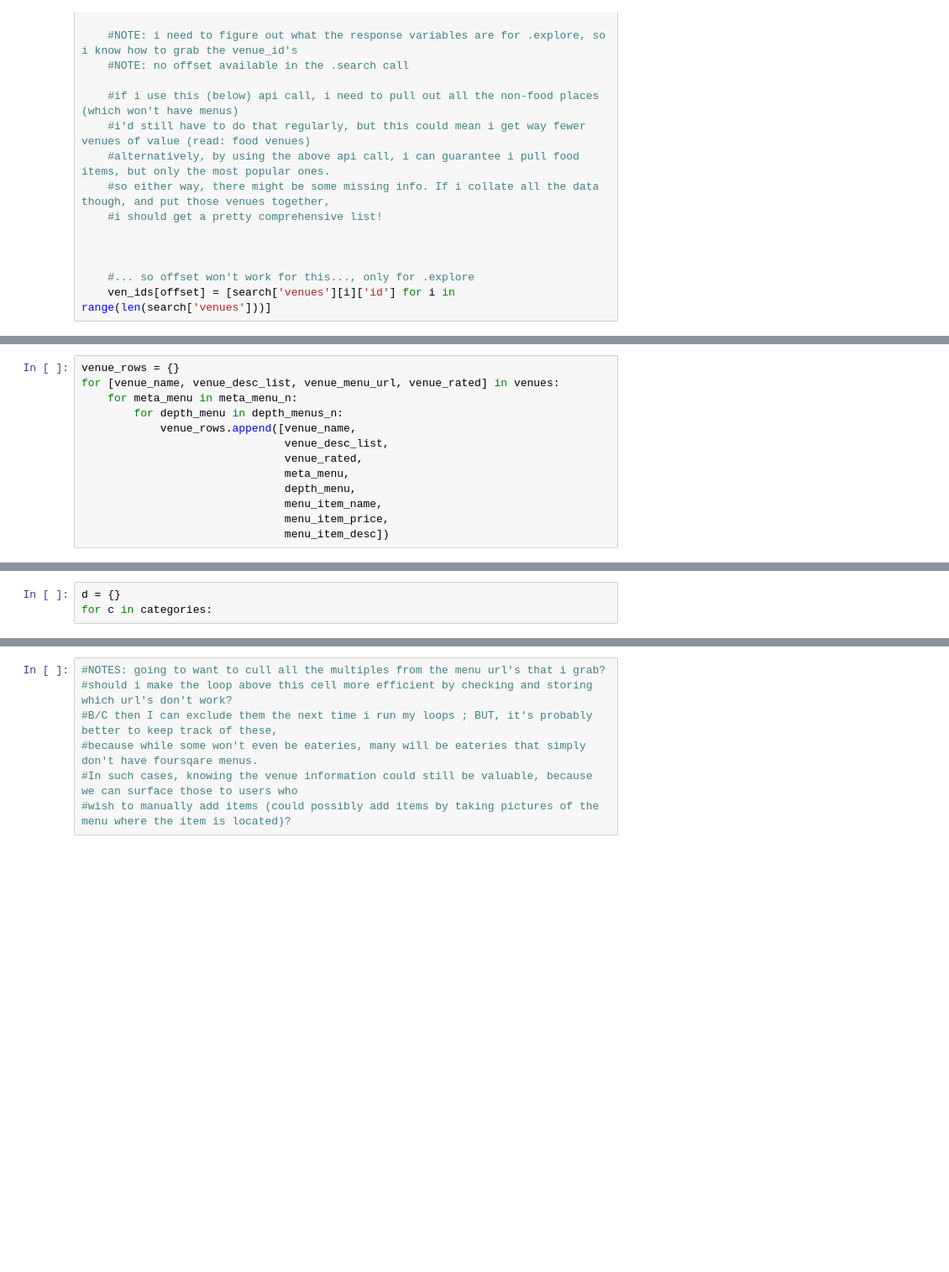
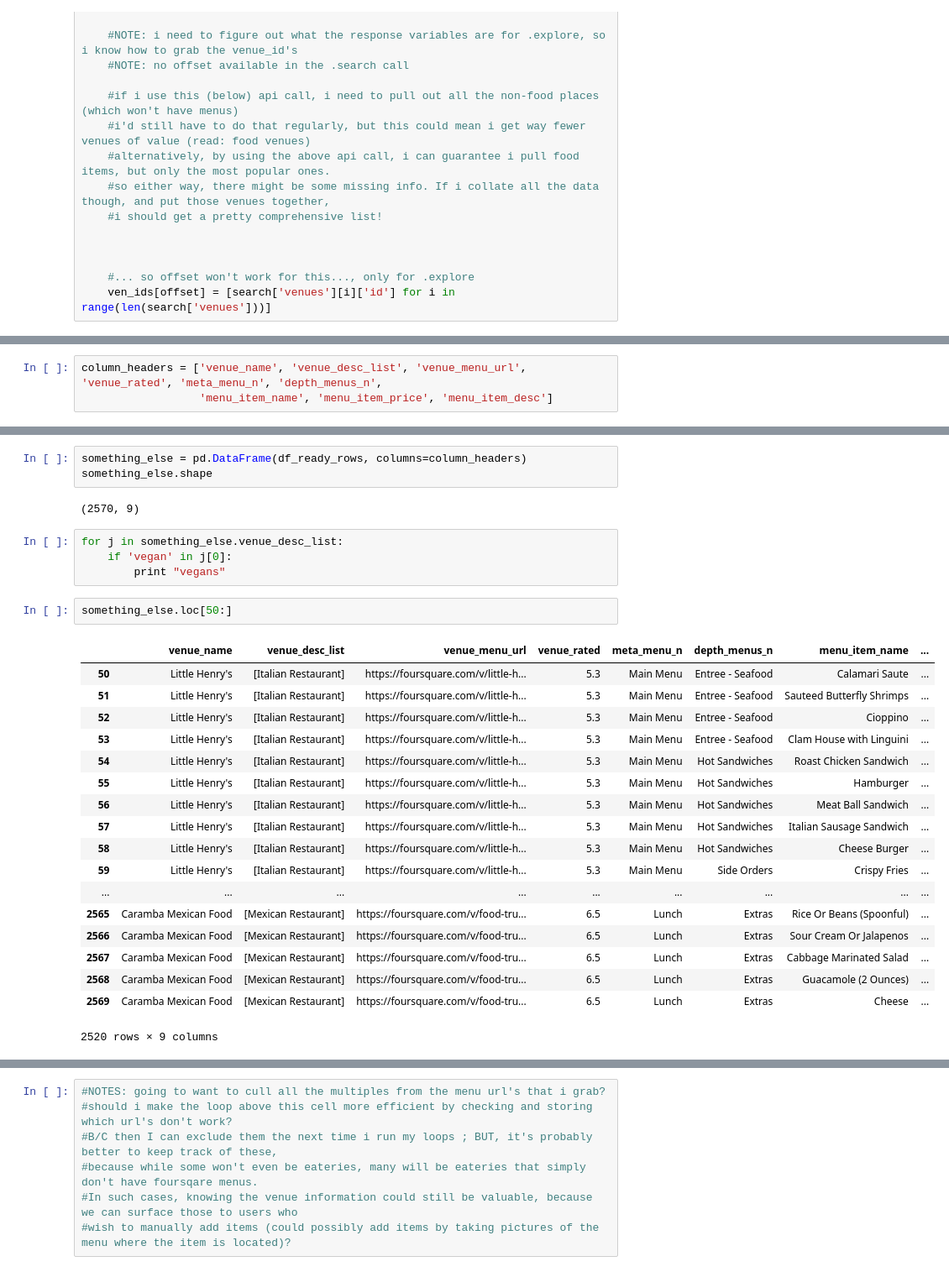
Before and after one commit to AnotherGuitar/DSI-SF-4-anotherguitar, a Jupyter notebook: projects/Capstone Stuff/Proposals.ipynb, the cells around one changed output, grey strips where cells are left out. Shown at 84% size. Cells and saved outputs as stored; diff of their text form; blank space fills up the shorter version.

```diff
--- a/projects/Capstone Stuff/Proposals.ipynb
+++ b/projects/Capstone Stuff/Proposals.ipynb
@@ -177,13 +510,3 @@ print(starting_list['venues'][10]['id'])
 # %%
-venue_rows = {}
-for [venue_name, venue_desc_list, venue_menu_url, venue_rated] in venues:
-    for meta_menu in meta_menu_n:
-        for depth_menu in depth_menus_n:
-            venue_rows.append([venue_name,
-                               venue_desc_list,
-                               venue_rated,
-                               meta_menu,
-                               depth_menu,
-                               menu_item_name,
-                               menu_item_price,
-                               menu_item_desc])
+column_headers = ['venue_name', 'venue_desc_list', 'venue_menu_url', 'venue_rated', 'meta_menu_n', 'depth_menus_n',
+                  'menu_item_name', 'menu_item_price', 'menu_item_desc']
@@ -358,3 +513,30 @@ def parse_url(url=menu_url, data=False):
-# %%
-d = {}
-for c in categories:
+# %%
+something_else = pd.DataFrame(df_ready_rows, columns=column_headers)
+something_else.shape
+# %% [output]
+(2570, 9)
+# %%
+for j in something_else.venue_desc_list:
+    if 'vegan' in j[0]:
+        print "vegans"
+# %%
+something_else.loc[50:]
+# %% [output]
+|  | venue_name | venue_desc_list | venue_menu_url | venue_rated | meta_menu_n | depth_menus_n | menu_item_name | ... |
+| 50 | Little Henry's | [Italian Restaurant] | https://foursquare.com/v/little-h... | 5.3 | Main Menu | Entree - Seafood | Calamari Saute | ... |
+| 51 | Little Henry's | [Italian Restaurant] | https://foursquare.com/v/little-h... | 5.3 | Main Menu | Entree - Seafood | Sauteed Butterfly Shrimps | ... |
+| 52 | Little Henry's | [Italian Restaurant] | https://foursquare.com/v/little-h... | 5.3 | Main Menu | Entree - Seafood | Cioppino | ... |
+| 53 | Little Henry's | [Italian Restaurant] | https://foursquare.com/v/little-h... | 5.3 | Main Menu | Entree - Seafood | Clam House with Linguini | ... |
+| 54 | Little Henry's | [Italian Restaurant] | https://foursquare.com/v/little-h... | 5.3 | Main Menu | Hot Sandwiches | Roast Chicken Sandwich | ... |
+| 55 | Little Henry's | [Italian Restaurant] | https://foursquare.com/v/little-h... | 5.3 | Main Menu | Hot Sandwiches | Hamburger | ... |
+| 56 | Little Henry's | [Italian Restaurant] | https://foursquare.com/v/little-h... | 5.3 | Main Menu | Hot Sandwiches | Meat Ball Sandwich | ... |
+| 57 | Little Henry's | [Italian Restaurant] | https://foursquare.com/v/little-h... | 5.3 | Main Menu | Hot Sandwiches | Italian Sausage Sandwich | ... |
+| 58 | Little Henry's | [Italian Restaurant] | https://foursquare.com/v/little-h... | 5.3 | Main Menu | Hot Sandwiches | Cheese Burger | ... |
+| 59 | Little Henry's | [Italian Restaurant] | https://foursquare.com/v/little-h... | 5.3 | Main Menu | Side Orders | Crispy Fries | ... |
+| ... | ... | ... | ... | ... | ... | ... | ... | ... |
+| 2565 | Caramba Mexican Food | [Mexican Restaurant] | https://foursquare.com/v/food-tru... | 6.5 | Lunch | Extras | Rice Or Beans (Spoonful) | ... |
+| 2566 | Caramba Mexican Food | [Mexican Restaurant] | https://foursquare.com/v/food-tru... | 6.5 | Lunch | Extras | Sour Cream Or Jalapenos | ... |
+| 2567 | Caramba Mexican Food | [Mexican Restaurant] | https://foursquare.com/v/food-tru... | 6.5 | Lunch | Extras | Cabbage Marinated Salad | ... |
+| 2568 | Caramba Mexican Food | [Mexican Restaurant] | https://foursquare.com/v/food-tru... | 6.5 | Lunch | Extras | Guacamole (2 Ounces) | ... |
+| 2569 | Caramba Mexican Food | [Mexican Restaurant] | https://foursquare.com/v/food-tru... | 6.5 | Lunch | Extras | Cheese | ... |
+2520 rows × 9 columns
```
Also changed, not shown: parts of 38 cells of this notebook.
